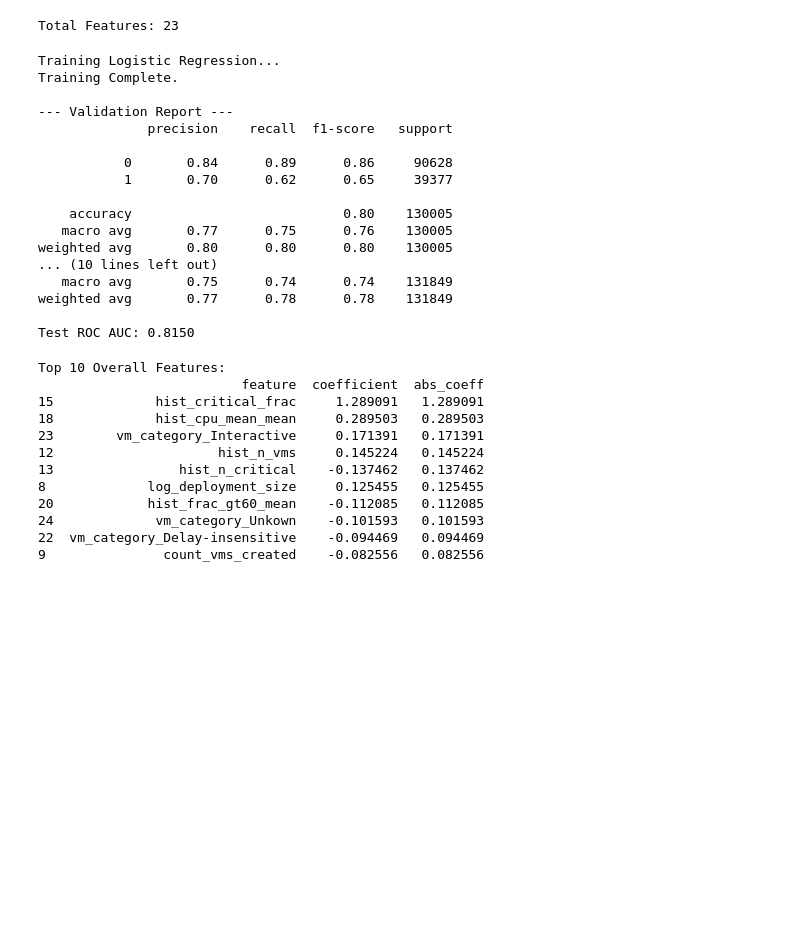
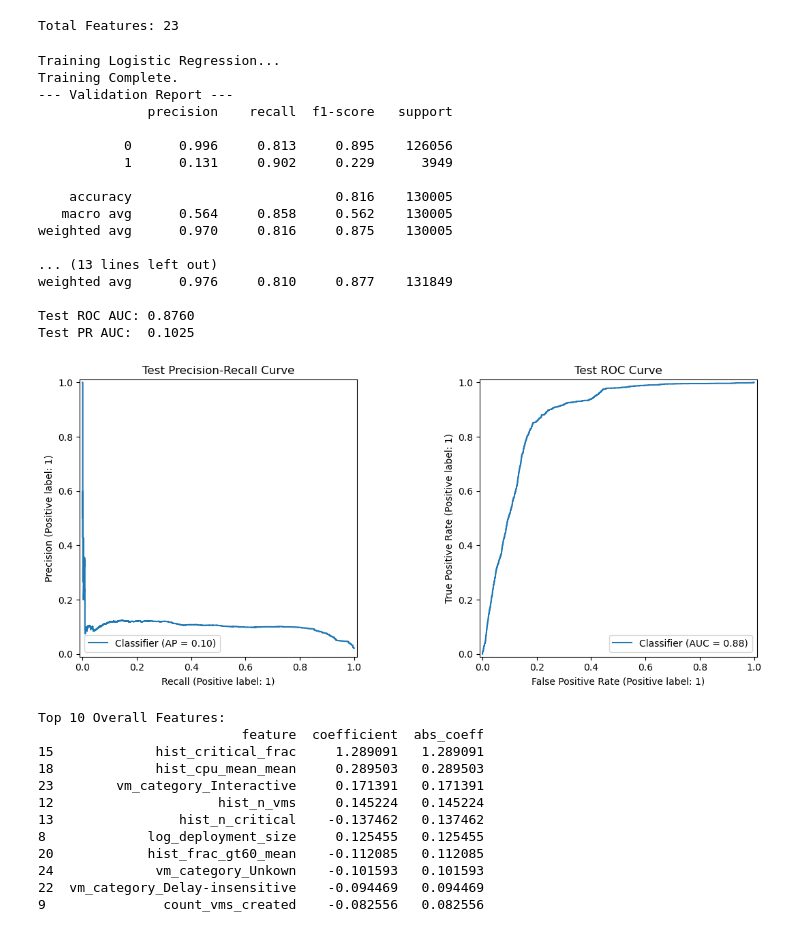
Before and after one commit to DPnimo11/CIS-5200-Final-Project, a Jupyter notebook: models/log_reg.ipynb, the cells around one changed output. Drawn from its saved outputs; the diff is of its cells as text; code cells hidden in the pictures; blank space fills up the shorter version.

```diff
--- a/models/log_reg.ipynb
+++ b/models/log_reg.ipynb
@@ -117,43 +117,64 @@ model = Pipeline(steps=[
 # %%
 # 5. Train & Evaluate
 # ------------------------------------------------------------------------------
-print("\nTraining Logistic Regression...")
+print("Training Logistic Regression...")
 model.fit(X_train, y_train)
 print("Training Complete.")
 
 # Validation
 y_val_pred = model.predict(X_val)
 y_val_prob = model.predict_proba(X_val)[:, 1]
 
-print("\n--- Validation Report ---")
-print(classification_report(y_val, y_val_pred))
+print("--- Validation Report ---")
+print(classification_report(y_val, y_val_pred, digits=3))
 print(f"Validation ROC AUC: {roc_auc_score(y_val, y_val_prob):.4f}")
 
 # Test
 y_test_pred = model.predict(X_test)
 y_test_prob = model.predict_proba(X_test)[:, 1]
 
-print("\n--- Test Report ---")
-print(classification_report(y_test, y_test_pred))
+cm = confusion_matrix(y_test, y_test_pred)
+cm_df = pd.DataFrame(
+    cm,
+    index=["Actual: not critical", "Actual: critical"],
+    columns=["Pred: not critical", "Pred: critical"],
+)
+
+print("Confusion matrix (counts):")
+print(cm_df.to_string())
+
+print("Classification report:")
+print(classification_report(y_test, y_test_pred, digits=3))
 print(f"Test ROC AUC: {roc_auc_score(y_test, y_test_prob):.4f}")
+print(f"Test PR AUC:  {average_precision_score(y_test, y_test_prob):.4f}")
+
+# Side-by-side PR and ROC curves
+fig, axes = plt.subplots(1, 2, figsize=(12, 5))
+PrecisionRecallDisplay.from_predictions(y_test, y_test_prob, ax=axes[0])
+axes[0].set_title("Test Precision-Recall Curve")
+RocCurveDisplay.from_predictions(y_test, y_test_prob, ax=axes[1])
+axes[1].set_title("Test ROC Curve")
+plt.tight_layout()
+plt.show()
 # %% [output]
 Training Logistic Regression...
 Training Complete.
-
 --- Validation Report ---
               precision    recall  f1-score   support
 
-           0       0.84      0.89      0.86     90628
-           1       0.70      0.62      0.65     39377
+           0      0.996     0.813     0.895    126056
+           1      0.131     0.902     0.229      3949
 
-    accuracy                           0.80    130005
-   macro avg       0.77      0.75      0.76    130005
-weighted avg       0.80      0.80      0.80    130005
-... (10 lines left out)
-   macro avg       0.75      0.74      0.74    131849
-weighted avg       0.77      0.78      0.78    131849
+    accuracy                          0.816    130005
+   macro avg      0.564     0.858     0.562    130005
+weighted avg      0.970     0.816     0.875    130005
 
-Test ROC AUC: 0.8150
+... (13 lines left out)
+weighted avg      0.976     0.810     0.877    131849
+
+Test ROC AUC: 0.8760
+Test PR AUC:  0.1025
+[figure, added]
 # %%
 # 6. Feature Importance (Check if timestamps matter)
 # ------------------------------------------------------------------------------
```
Also changed, not shown: parts of 1 cell of this notebook, 2 other files.
